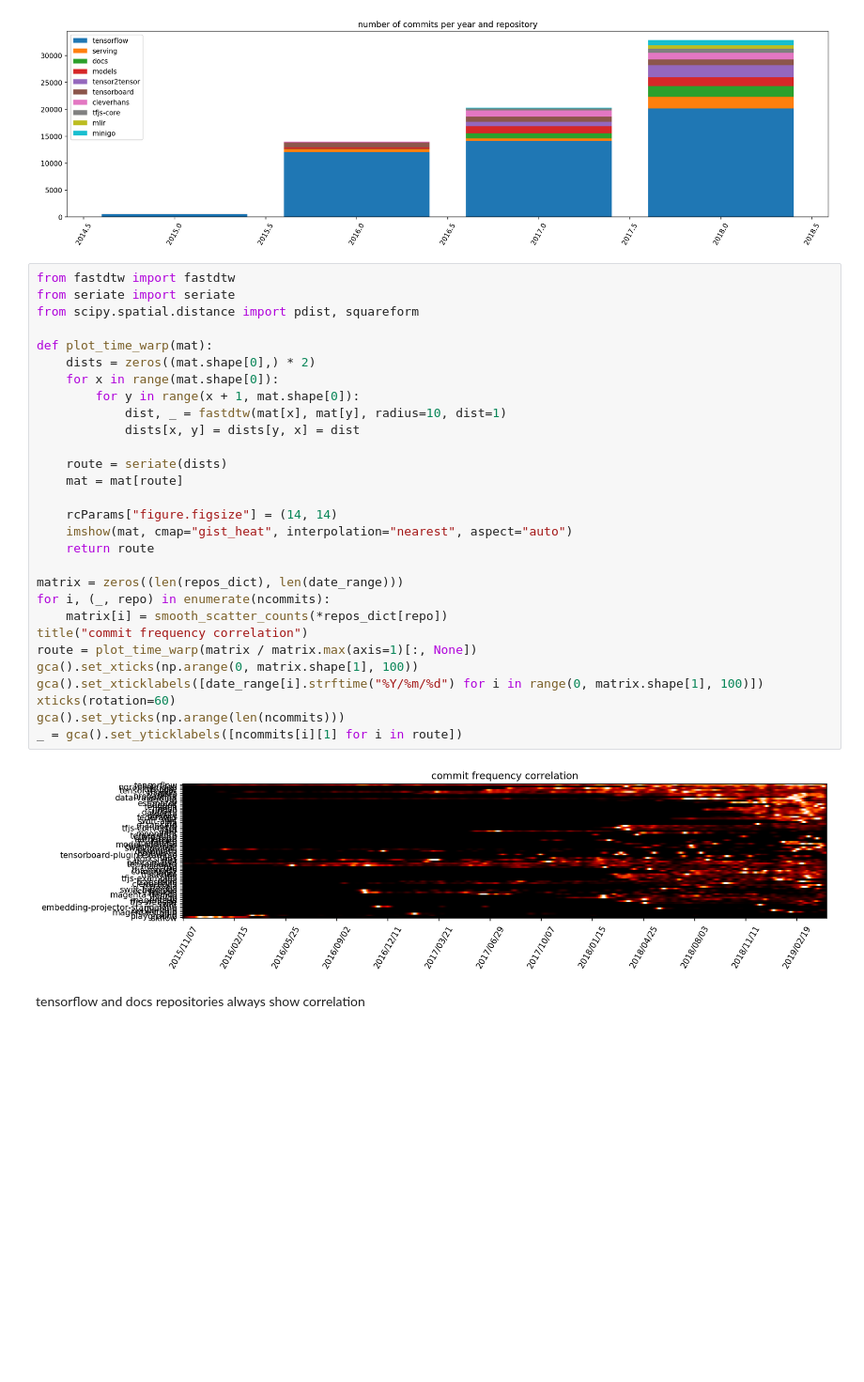
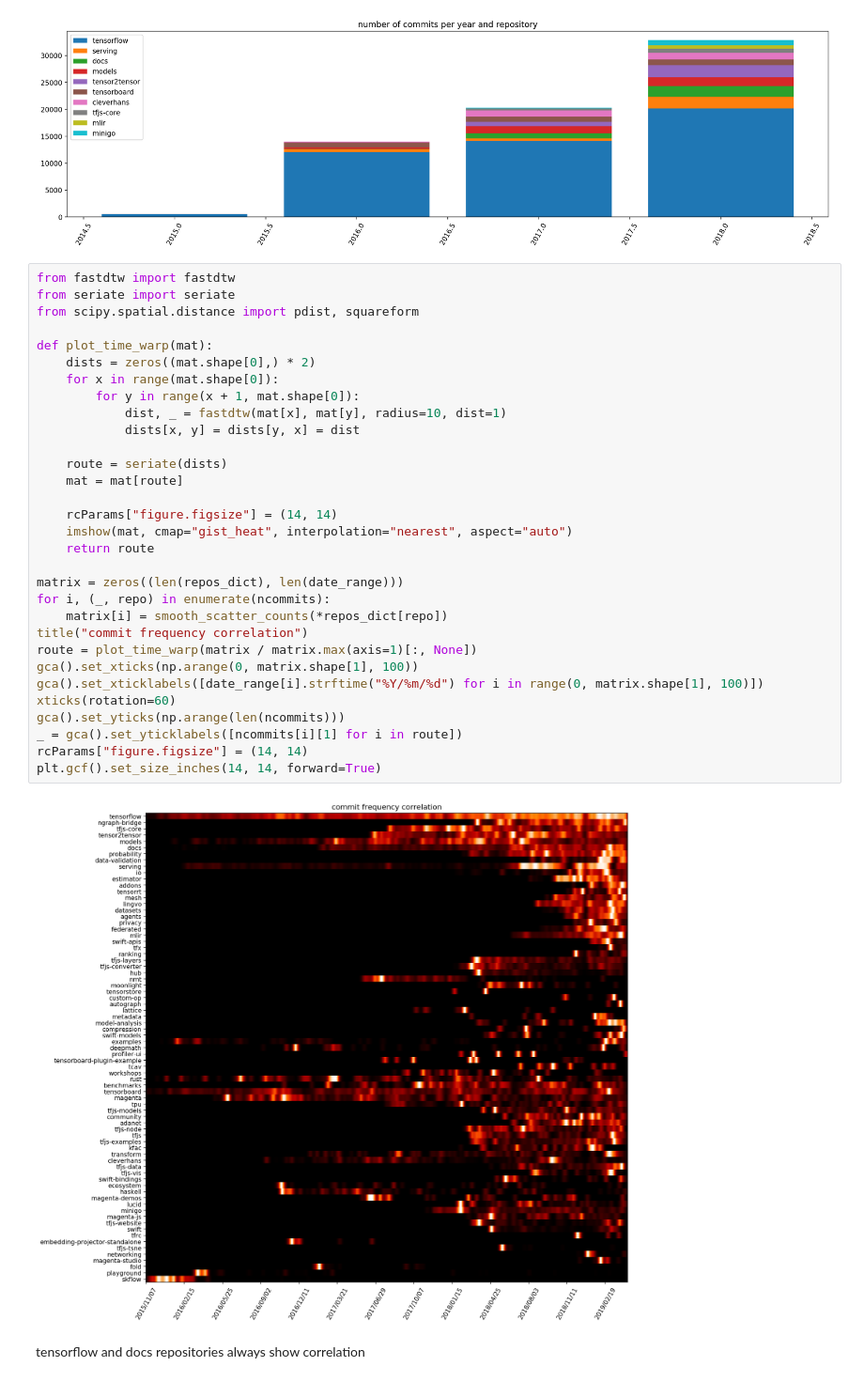
Before and after one commit to src-d/engine-analyses, a Jupyter notebook: tensorflow.ipynb, the cells around one changed output. Shown at 94% size. Saved outputs shown, nothing was run; the diff lists cells and outputs as text; blank space fills up the shorter version.

Commit message:
Fix the size of time warp plot
Signed-off-by: egor <egor@sourced.tech>

```diff
--- a/tensorflow.ipynb
+++ b/tensorflow.ipynb
@@ -772,34 +772,36 @@ plt.show()
 # %%
 from fastdtw import fastdtw
 from seriate import seriate
 from scipy.spatial.distance import pdist, squareform
 
 def plot_time_warp(mat):
     dists = zeros((mat.shape[0],) * 2)
     for x in range(mat.shape[0]):
         for y in range(x + 1, mat.shape[0]):
             dist, _ = fastdtw(mat[x], mat[y], radius=10, dist=1)
             dists[x, y] = dists[y, x] = dist
 
     route = seriate(dists)
     mat = mat[route]
 
     rcParams["figure.figsize"] = (14, 14)
     imshow(mat, cmap="gist_heat", interpolation="nearest", aspect="auto")
     return route
 
 matrix = zeros((len(repos_dict), len(date_range)))
 for i, (_, repo) in enumerate(ncommits):
     matrix[i] = smooth_scatter_counts(*repos_dict[repo])
 title("commit frequency correlation")
 route = plot_time_warp(matrix / matrix.max(axis=1)[:, None])
 gca().set_xticks(np.arange(0, matrix.shape[1], 100))
 gca().set_xticklabels([date_range[i].strftime("%Y/%m/%d") for i in range(0, matrix.shape[1], 100)])
 xticks(rotation=60)
 gca().set_yticks(np.arange(len(ncommits)))
 _ = gca().set_yticklabels([ncommits[i][1] for i in route])
+rcParams["figure.figsize"] = (14, 14)
+plt.gcf().set_size_inches(14, 14, forward=True)
 # %% [output]
-[figure, old version]
+[figure, new version]
 # %% [markdown]
 tensorflow and docs repositories always show correlation
 # %% [markdown]
```
